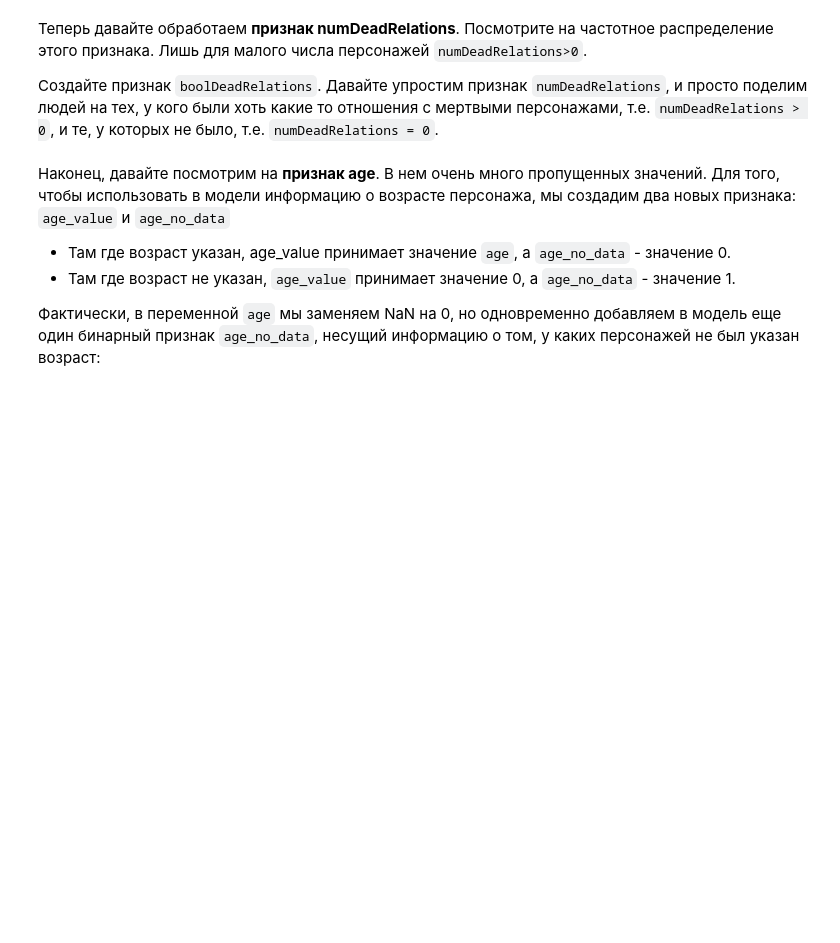
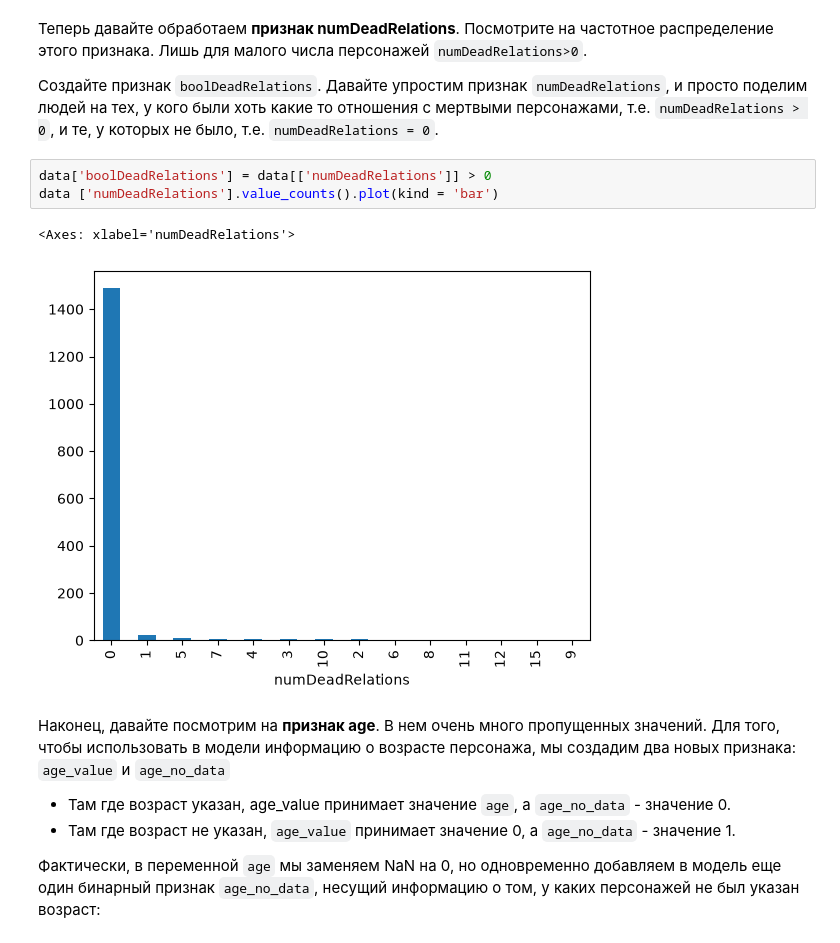
Before and after one commit to Artemidiy777/FPMI_ML, a Jupyter notebook: week_01_ml_intro/Homework/hw_1_game_of_thrones.ipynb, the cells around one changed output. Cells and saved outputs as stored; diff of their text form; blank space fills up the shorter version.

```diff
--- a/week_01_ml_intro/Homework/hw_1_game_of_thrones.ipynb
+++ b/week_01_ml_intro/Homework/hw_1_game_of_thrones.ipynb
@@ -265,6 +268,12 @@ plt.show()
 Посмотрите на частотное распределение этого признака. Лишь для малого числа персонажей `numDeadRelations>0`.
 
 Создайте признак `boolDeadRelations`. Давайте упростим признак `numDeadRelations`, и просто поделим людей на тех, у кого были хоть какие то отношения с мертвыми персонажами, т.е. `numDeadRelations > 0`, и те, у которых не было, т.е. `numDeadRelations = 0`.
+# %%
+data['boolDeadRelations'] = data[['numDeadRelations']] > 0
+data ['numDeadRelations'].value_counts().plot(kind = 'bar')
+# %% [output]
+<Axes: xlabel='numDeadRelations'>
+[figure, added]
 # %% [markdown]
 Наконец, давайте посмотрим на **признак age**. В нем очень много пропущенных значений. Для того, чтобы использовать в модели информацию о возрасте персонажа, мы создадим два новых признака: `age_value` и `age_no_data`
 
```
Also changed, not shown: parts of 21 cells of this notebook, 1 other file.
